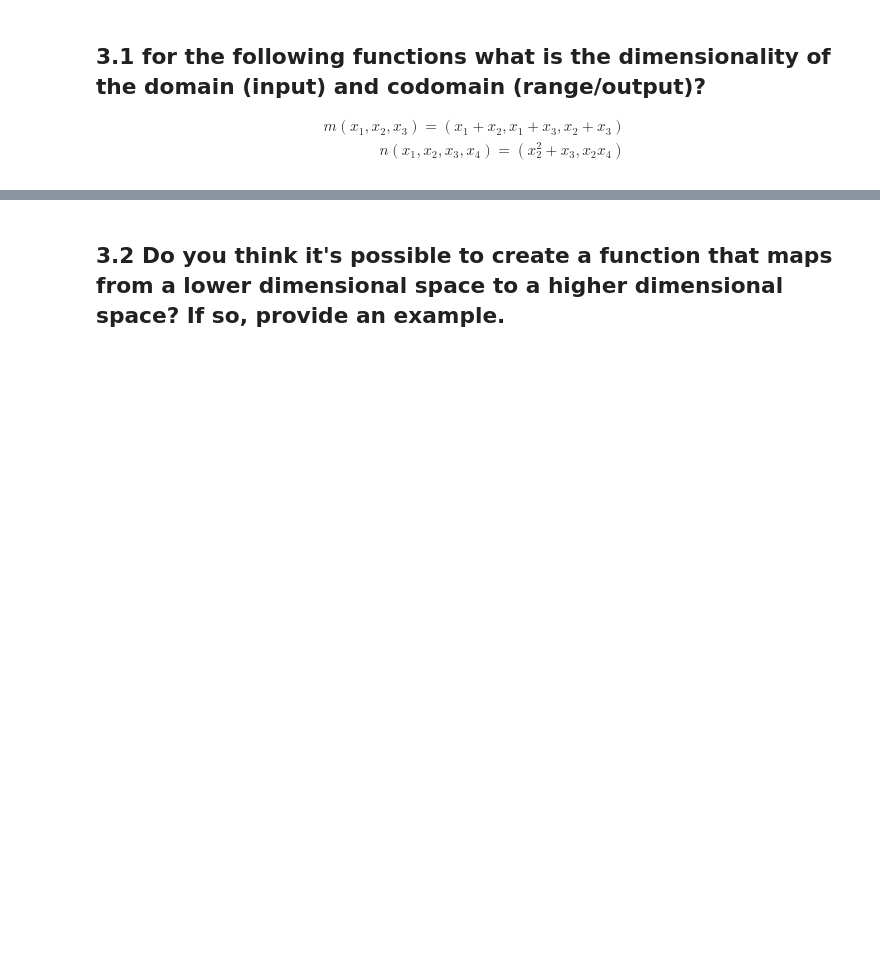
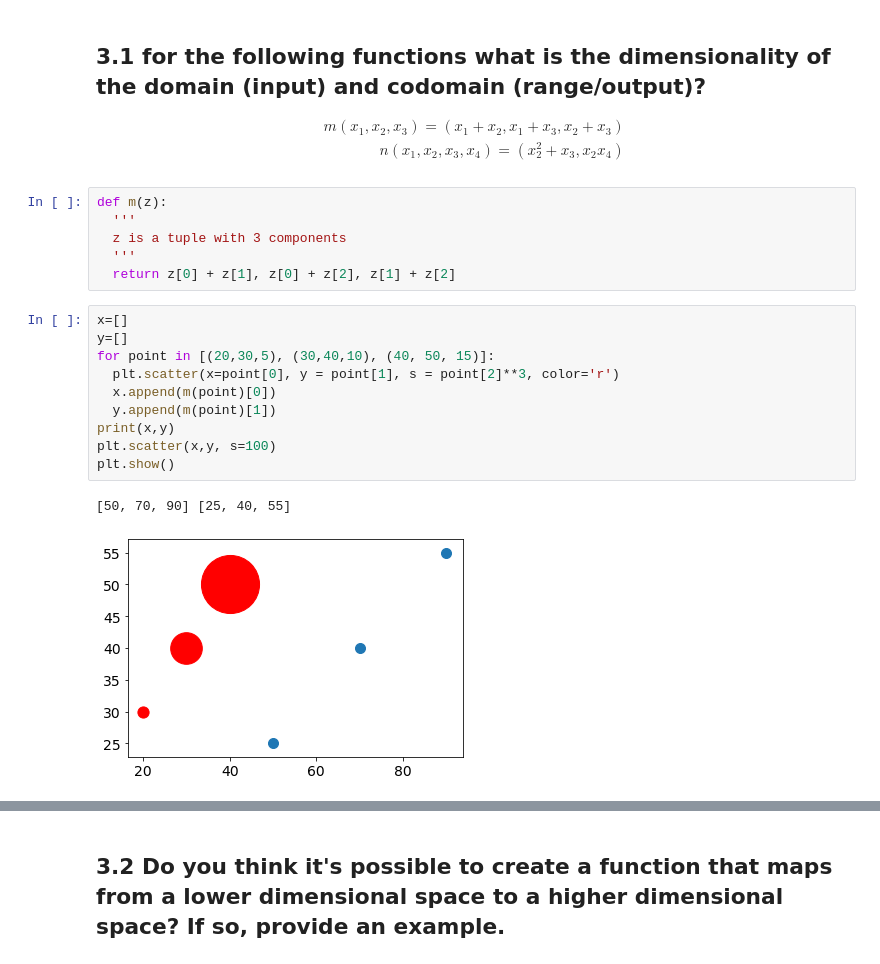
Before and after one commit to Khislatz/DS-Unit-1-Sprint-3-Linear-Algebra, a Jupyter notebook: module3-dimensionality-reduction/Khislat_Zhuraeva_LS_DS_133_High_Dimensional_Data_Assignment.ipynb, the cells around one changed output, grey strips where cells are left out. Drawn from its saved outputs; the diff is of its cells as text; blank space fills up the shorter version.

```diff
--- a/module3-dimensionality-reduction/Khislat_Zhuraeva_LS_DS_133_High_Dimensional_Data_Assignment.ipynb
+++ b/module3-dimensionality-reduction/Khislat_Zhuraeva_LS_DS_133_High_Dimensional_Data_Assignment.ipynb
@@ -118,3 +118,22 @@ m(𝑥_1,𝑥_2,𝑥_3)=(x_1+x_2, x_1+x_3, x_2+x_3)
 \\
 n(𝑥_1,𝑥_2,𝑥_3,𝑥_4)=(x_2^2 + x_3, x_2x_4)
 \end{align}
+# %%
+def m(z):
+  '''
+  z is a tuple with 3 components
+  '''
+  return z[0] + z[1], z[0] + z[2], z[1] + z[2]
+# %%
+x=[]
+y=[]
+for point in [(20,30,5), (30,40,10), (40, 50, 15)]:
+  plt.scatter(x=point[0], y = point[1], s = point[2]**3, color='r')
+  x.append(m(point)[0])
+  y.append(m(point)[1])
+print(x,y)
+plt.scatter(x,y, s=100)
+plt.show()
+# %% [output]
+[50, 70, 90] [25, 40, 55]
+[figure, added]
```
Also changed, not shown: parts of 9 cells of this notebook.
